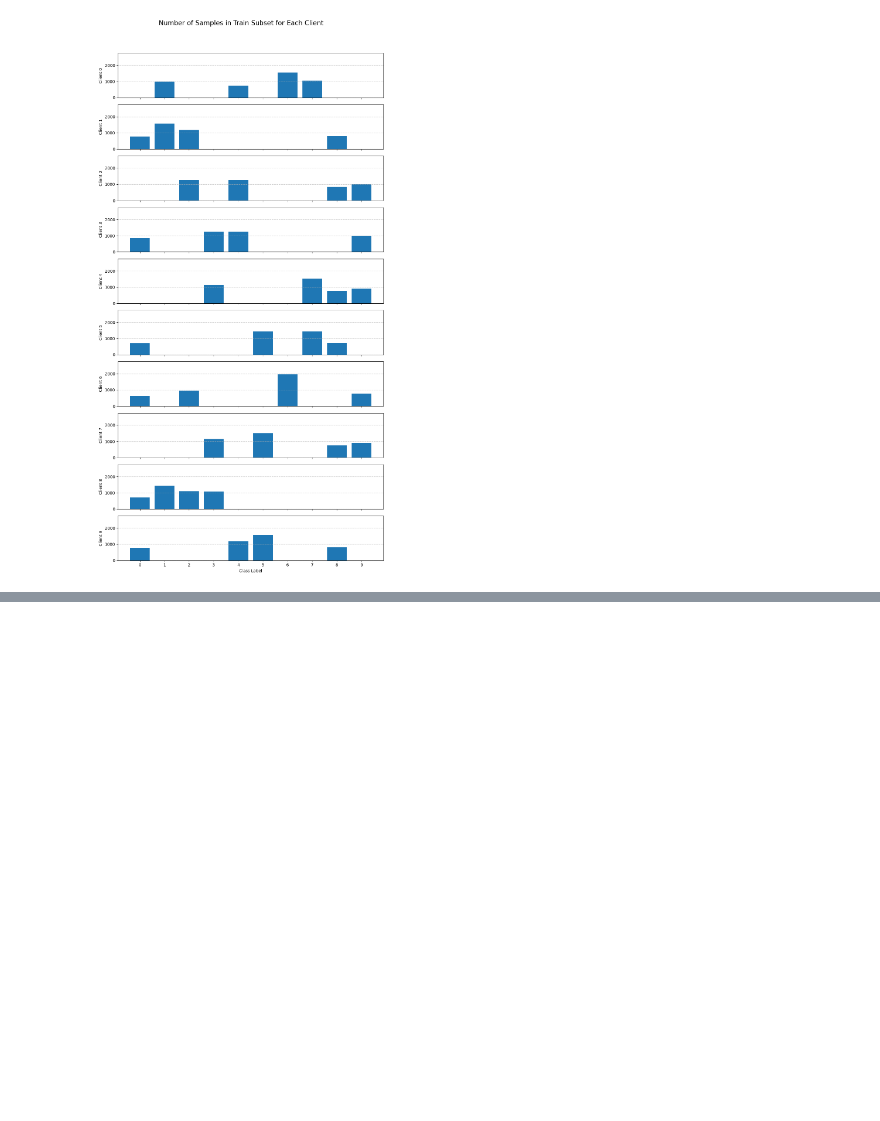
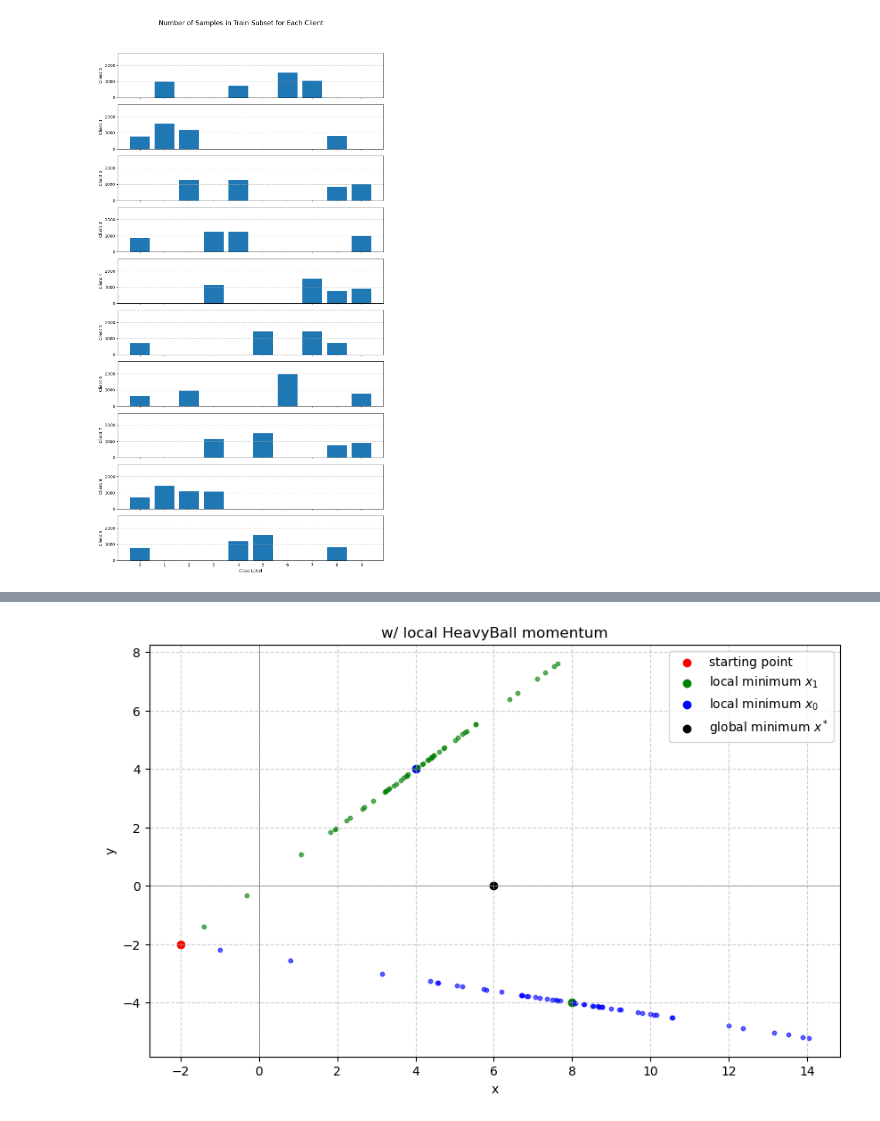
Before and after one commit to Masuda-Shinnosuke/decentralized_learning_random_walk, a Jupyter notebook: ex.ipynb, the cells around one changed output, grey strips where cells are left out. Cells and saved outputs as stored; diff of their text form; code cells hidden in the pictures; blank space fills up the shorter version.

```diff
--- a/ex.ipynb
+++ b/ex.ipynb
@@ -138,0 +420,63 @@ plt.show()
+# %%
+import numpy as np
+import matplotlib.pyplot as plt
+
+# パラメータ設定
+beta = 0.9  # モーメンタム係数
+num_steps = 50  # 更新ステップ数
+
+# 各ワーカーの初期位置
+worker1_position = np.array([-2.0, -2.0])
+worker2_position = np.array([-2.0, -2.0])
+
+# ローカルモーメンタムの初期化
+momentum1 = np.array([0.0, 0.0])
+momentum2 = np.array([0.0, 0.0])
+
+# 局所最小値と大域最小値の位置
+local_min1 = np.array([8.0, -4.0])
+local_min2 = np.array([4.0, 4.0])
+global_min = np.array([6.0, 0.0])
+
+# 学習率
+learning_rate = 0.1
+
+# プロットの準備
+plt.figure(figsize=(10, 6))
+plt.scatter(*worker1_position, color='red', label='starting point')
+plt.scatter(*local_min1, color='green', label='local minimum $x_1$')
+plt.scatter(*local_min2, color='blue', label='local minimum $x_0$')
+plt.scatter(*global_min, color='black', label='global minimum $x^*$')
+
+# ワーカーごとの色
+colors = ['blue', 'green']
+
+# 更新のシミュレーション
+for step in range(num_steps):
+    # 勾配計算（シンプルな二次関数の勾配を想定）
+    grad1 = worker1_position - local_min1
+    grad2 = worker2_position - local_min2
+
+    # モーメンタムの更新
+    momentum1 = beta * momentum1 + learning_rate * grad1
+    momentum2 = beta * momentum2 + learning_rate * grad2
+
+    # 位置の更新
+    worker1_position -= momentum1
+    worker2_position -= momentum2
+
+    # 現在の位置をプロット
+    plt.scatter(*worker1_position, color=colors[0], alpha=0.6, s=10)
+    plt.scatter(*worker2_position, color=colors[1], alpha=0.6, s=10)
+
+# 結果のプロット
+plt.xlabel('x')
+plt.ylabel('y')
+plt.title('w/ local HeavyBall momentum')
+plt.axhline(0, color='gray', lw=0.5)
+plt.axvline(0, color='gray', lw=0.5)
+plt.grid(True, linestyle='--', alpha=0.6)
+plt.legend()
+plt.show()
+# %% [output]
+[figure, added]
```
Also changed, not shown: parts of 6 cells of this notebook, 3 other files.
